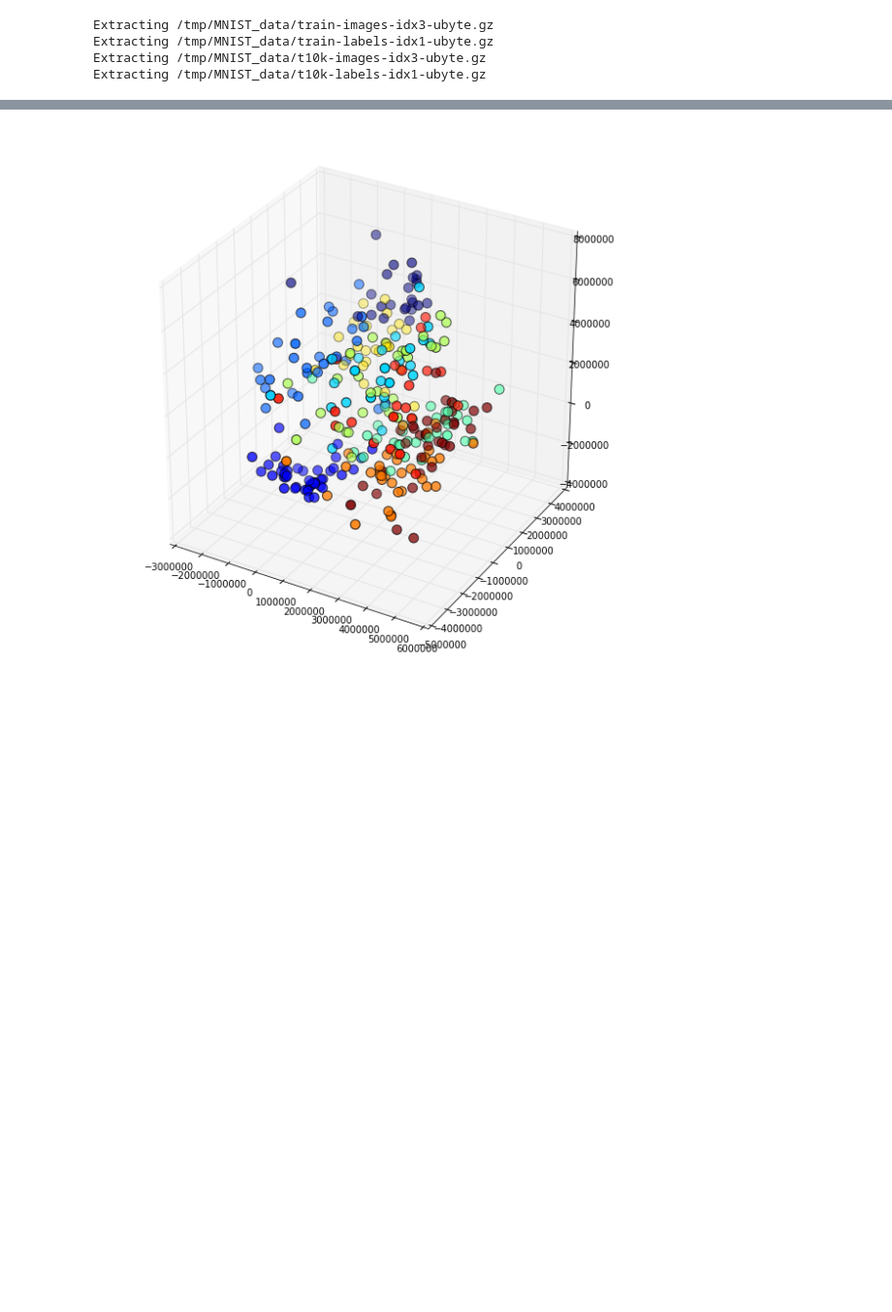
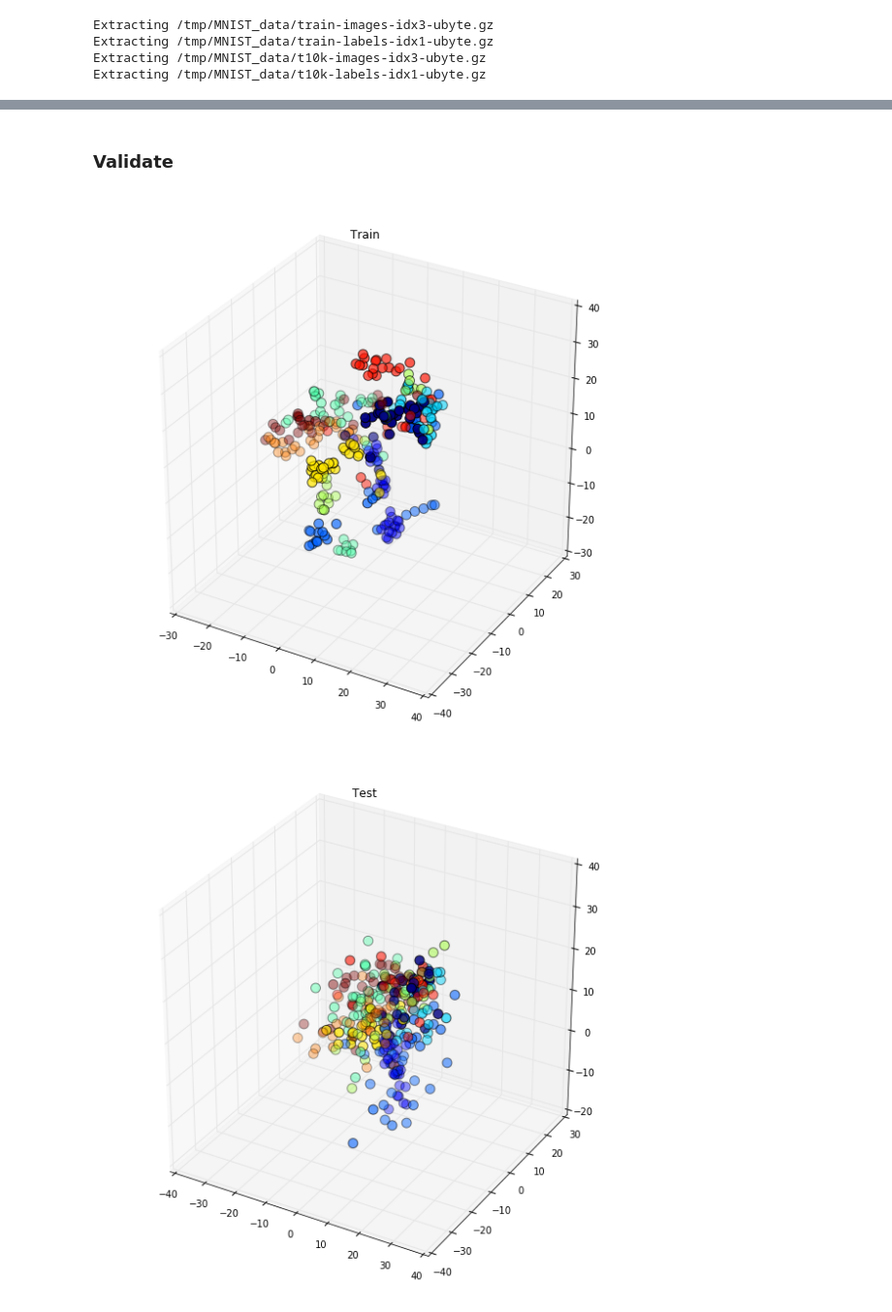
Before and after one commit to RomanKoshelev/deepcoins, a Jupyter notebook: tsne_tensorflow.ipynb, the cells around one changed output, grey strips where cells are left out. Shown at 97% size. Drawn from its saved outputs; the diff is of its cells as text; code cells hidden in the pictures; blank space fills up the shorter version.

```diff
--- a/tsne_tensorflow.ipynb
+++ b/tsne_tensorflow.ipynb
@@ -17,8 +28,3 @@ Extracting /tmp/MNIST_data/train-images-idx3-ubyte.gz
 Extracting /tmp/MNIST_data/train-labels-idx1-ubyte.gz
 Extracting /tmp/MNIST_data/t10k-images-idx3-ubyte.gz
 Extracting /tmp/MNIST_data/t10k-labels-idx1-ubyte.gz
-# %%
-train = {}
-ndata = 3000
-train['image'] = mnist.train.images[:ndata]
-train['label'] = mnist.train.labels[:ndata]
@@ -209,6 +173,0 @@ log_every = 100
-# %%
-sess= tf.Session()
-sess.run(tf.global_variables_initializer())
-lr_decay = tf.assign(learning_rate, sess.run(learning_rate))
-# %%
-sess.run(lr_decay)
@@ -216,0 +176,11 @@ sess.run(lr_decay)
+# %%
+def PlotEmbedding3d(dataset, npoint=500, shift=0, title=None):
+    mapped = sess.run(embeds, feed_dict = {x : dataset.images[shift:shift+ndata]})
+    mapped = mapped[:npoint]
+    fig = plt.figure(figsize=(10,10))
+
+    ax = fig.gca(projection='3d')
+    colors = [np.argmax(dataset.labels[shift+i]) for i in range(len(mapped))]
+    ax.scatter(*zip(*mapped), c=colors, s=100)
+    if title:
+        plt.title(title)
@@ -249,14 +242,10 @@ plt.show()
-# %%
-shift = 0
-npoint = 300
-dataset = mnist.test
-
-mapped = sess.run(layer4['output'], feed_dict = {x : dataset.images[shift:shift+ndata]})
-mapped = mapped[:npoint]
-fig = plt.figure(figsize=(10,10))
-ax = fig.gca(projection='3d')
-colors = [np.argmax(dataset.labels[shift+i]) for i in range(len(mapped))]
-ax.scatter(*zip(*mapped), c=colors, s=100)
-plt.show()
-# %% [output]
-[figure, removed]
+# %% [markdown]
+### Validate
+# %%
+PlotEmbedding3d(mnist.train, 2000, title = "Train")
+plt.show()
+PlotEmbedding3d(mnist.test, 2000, title = "Test")
+plt.show()
+# %% [output]
+[figure, added]
+[figure, added]
```
Also changed, not shown: parts of 29 cells of this notebook, 1 other file.
